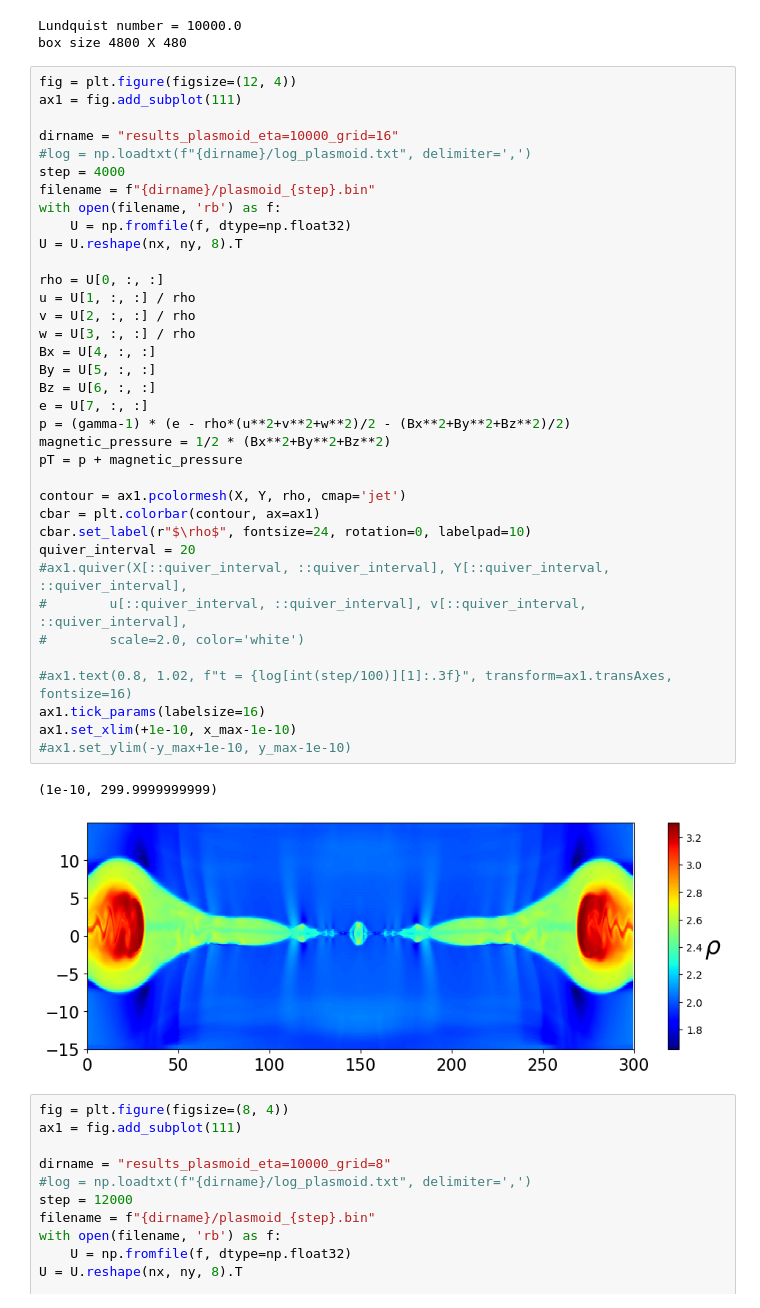
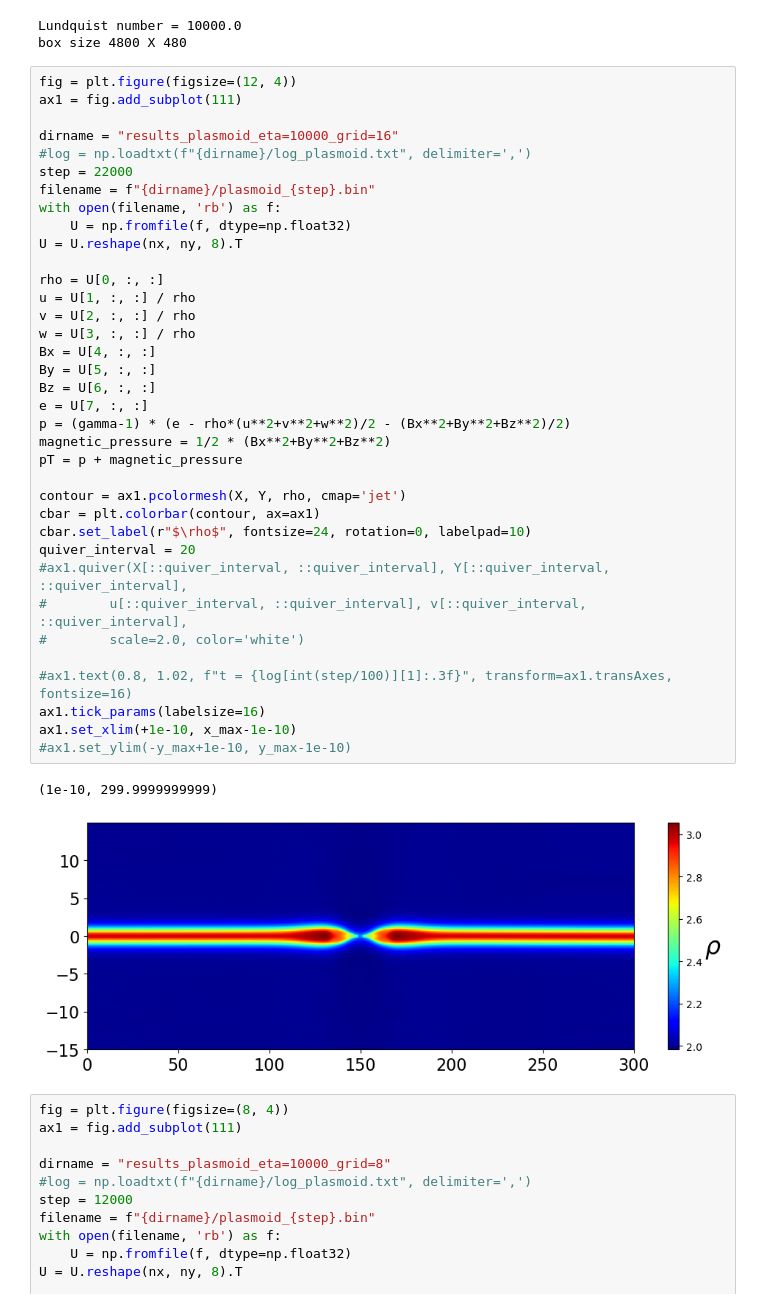
Before and after one commit to keita-akutagawa/ResistiveMHD_GPU, a Jupyter notebook: examples_2D/plasmoid_single/plasmoid.ipynb, the cells around one changed output. Drawn from its saved outputs; the diff is of its cells as text.

```diff
--- a/examples_2D/plasmoid_single/plasmoid.ipynb
+++ b/examples_2D/plasmoid_single/plasmoid.ipynb
@@ -35,39 +35,39 @@ ax1 = fig.add_subplot(111)
 
 dirname = "results_plasmoid_eta=10000_grid=16"
 #log = np.loadtxt(f"{dirname}/log_plasmoid.txt", delimiter=',')
-step = 4000
+step = 22000
 filename = f"{dirname}/plasmoid_{step}.bin"
 with open(filename, 'rb') as f:
     U = np.fromfile(f, dtype=np.float32)
 U = U.reshape(nx, ny, 8).T
 
 rho = U[0, :, :]
 u = U[1, :, :] / rho
 v = U[2, :, :] / rho
 w = U[3, :, :] / rho
 Bx = U[4, :, :]
 By = U[5, :, :]
 Bz = U[6, :, :]
 e = U[7, :, :]
 p = (gamma-1) * (e - rho*(u**2+v**2+w**2)/2 - (Bx**2+By**2+Bz**2)/2)
 magnetic_pressure = 1/2 * (Bx**2+By**2+Bz**2)
 pT = p + magnetic_pressure
 
 contour = ax1.pcolormesh(X, Y, rho, cmap='jet')
 cbar = plt.colorbar(contour, ax=ax1)
 cbar.set_label(r"$\rho$", fontsize=24, rotation=0, labelpad=10)
 quiver_interval = 20
 #ax1.quiver(X[::quiver_interval, ::quiver_interval], Y[::quiver_interval, ::quiver_interval],
 #        u[::quiver_interval, ::quiver_interval], v[::quiver_interval, ::quiver_interval],
 #        scale=2.0, color='white')
 
 #ax1.text(0.8, 1.02, f"t = {log[int(step/100)][1]:.3f}", transform=ax1.transAxes, fontsize=16)
 ax1.tick_params(labelsize=16)
 ax1.set_xlim(+1e-10, x_max-1e-10)
 #ax1.set_ylim(-y_max+1e-10, y_max-1e-10)
 # %% [output]
 (1e-10, 299.9999999999)
-[figure, old version]
+[figure, new version]
 # %%
 fig = plt.figure(figsize=(8, 4))
 ax1 = fig.add_subplot(111)
```
Also changed, not shown: parts of 2 cells of this notebook, 1 other file.
